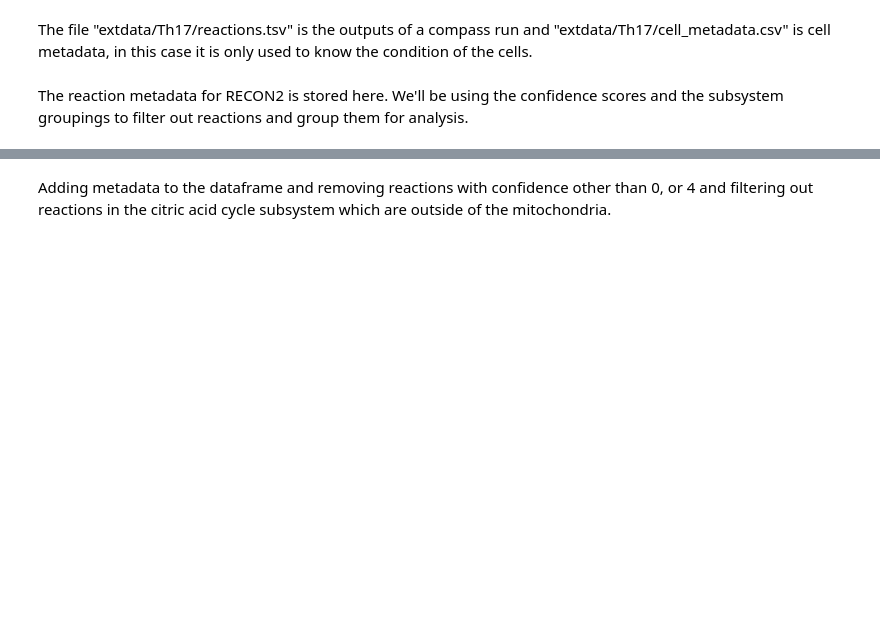
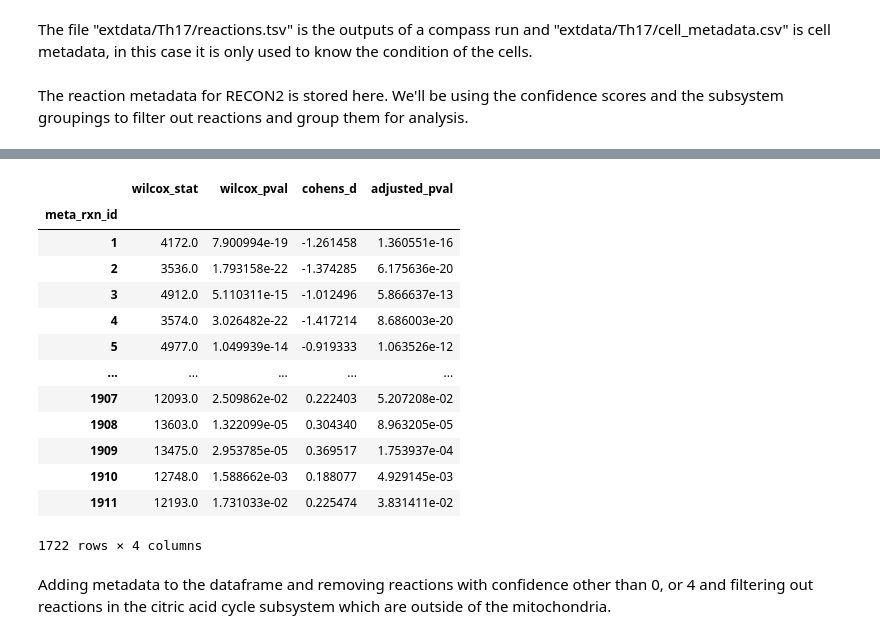
Before and after one commit to YosefLab/Compass, a Jupyter notebook: analysis/Demo.ipynb, the cells around one changed output, grey strips where cells are left out. Cells and saved outputs as stored; diff of their text form; code cells hidden in the pictures; blank space fills up the shorter version.

```diff
--- a/analysis/Demo.ipynb
+++ b/analysis/Demo.ipynb
@@ -52,0 +75,2 @@ The numbers in the reactios tsv correspond to penalties for each reaction per ce
+# %%
+Z = hcluster.complete(squareform(1 - pairwise_reaction_correlations))
@@ -64,0 +85,17 @@ for r in wilcox_results.index:
+# %%
+wilcox_meta_rxn_results
+# %% [output]
+|  | wilcox_stat | wilcox_pval | cohens_d | adjusted_pval |
+| meta_rxn_id |  |  |  |  |
+| 1 | 4172.0 | 7.900994e-19 | -1.261458 | 1.360551e-16 |
+| 2 | 3536.0 | 1.793158e-22 | -1.374285 | 6.175636e-20 |
+| 3 | 4912.0 | 5.110311e-15 | -1.012496 | 5.866637e-13 |
+| 4 | 3574.0 | 3.026482e-22 | -1.417214 | 8.686003e-20 |
+| 5 | 4977.0 | 1.049939e-14 | -0.919333 | 1.063526e-12 |
+| ... | ... | ... | ... | ... |
+| 1907 | 12093.0 | 2.509862e-02 | 0.222403 | 5.207208e-02 |
+| 1908 | 13603.0 | 1.322099e-05 | 0.304340 | 8.963205e-05 |
+| 1909 | 13475.0 | 2.953785e-05 | 0.369517 | 1.753937e-04 |
+| 1910 | 12748.0 | 1.588662e-03 | 0.188077 | 4.929145e-03 |
+| 1911 | 12193.0 | 1.731033e-02 | 0.225474 | 3.831411e-02 |
+1722 rows × 4 columns
```
Also changed, not shown: parts of 19 cells of this notebook.
